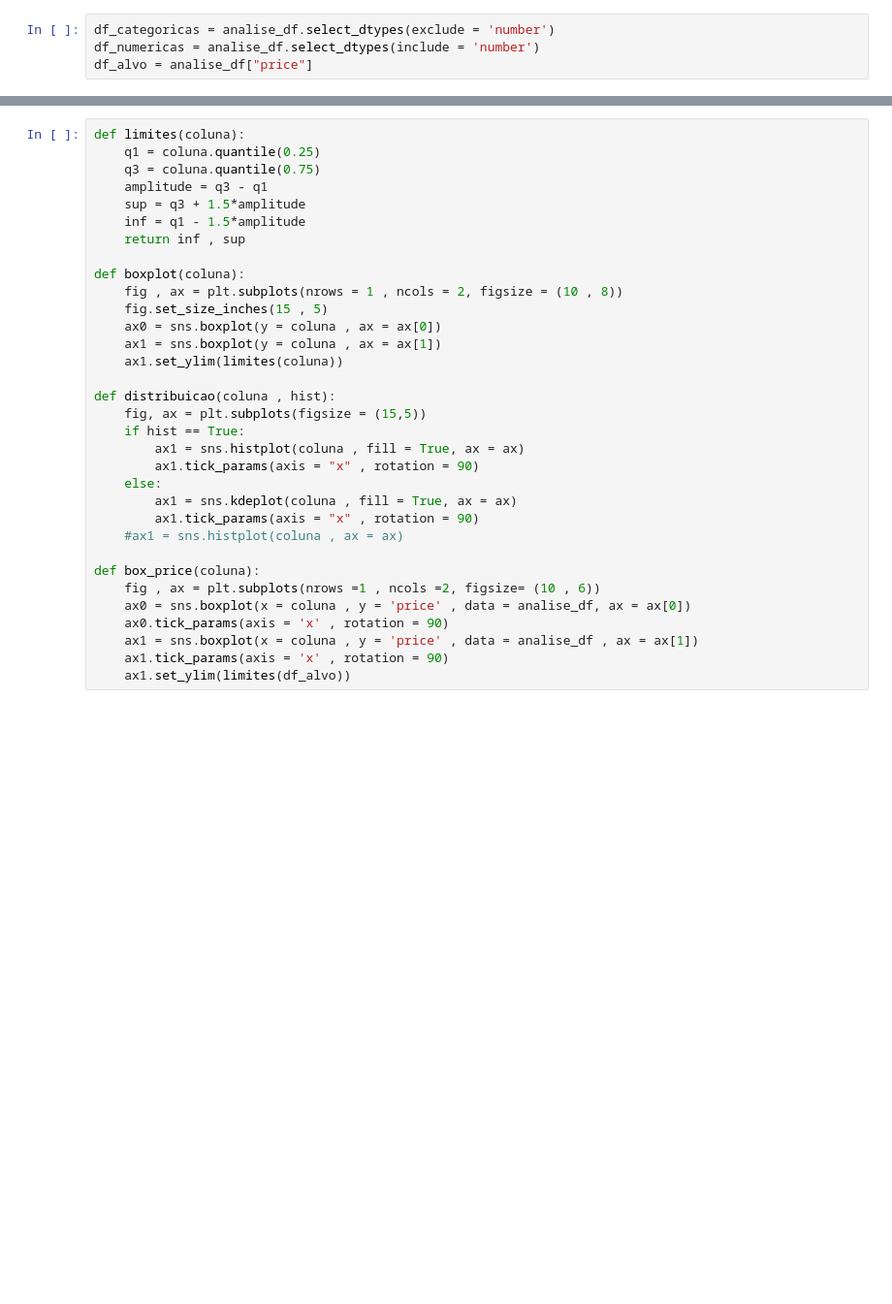
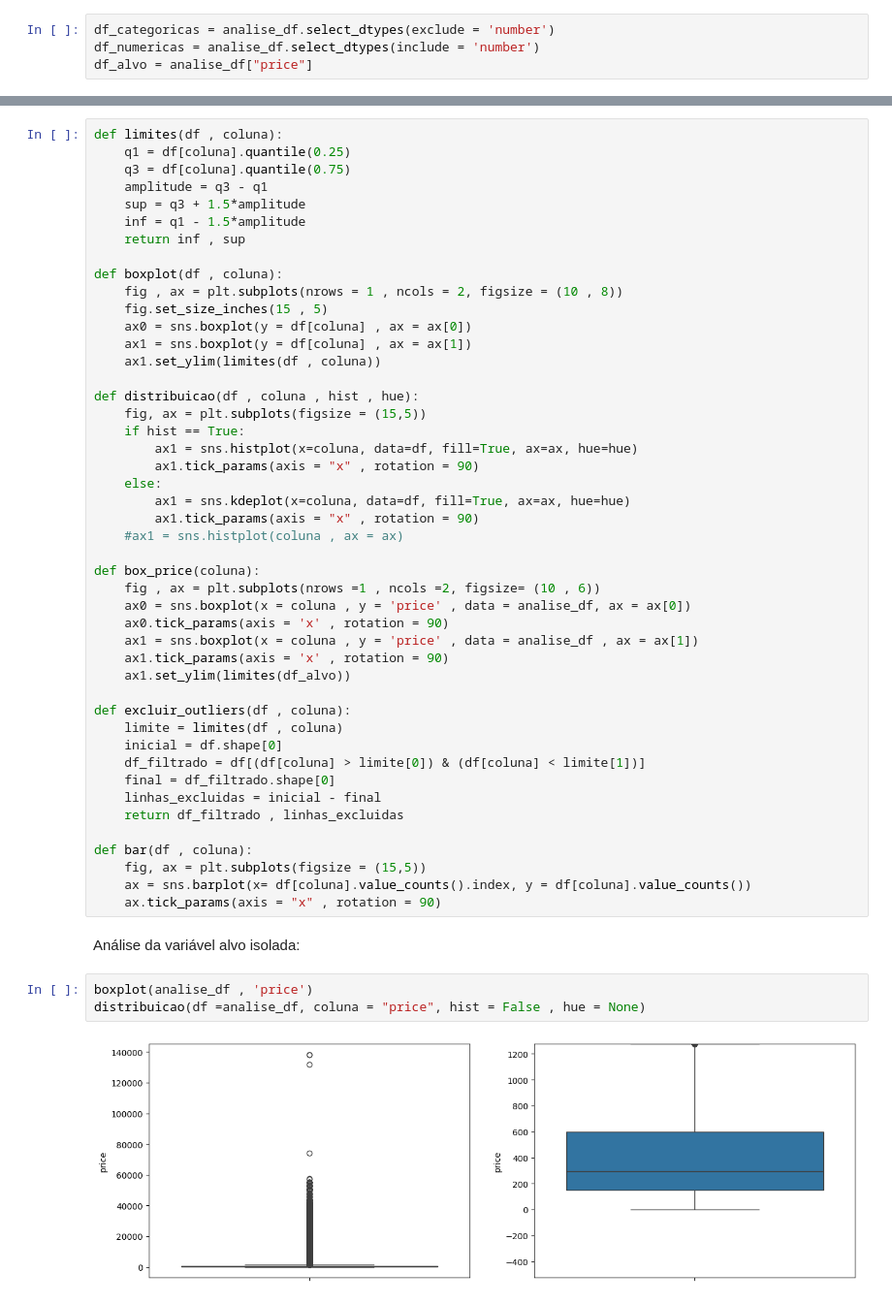
Before and after one commit to Miguel8219/Precos-Airbnb, a Jupyter notebook: main.ipynb, the cells around one changed output, grey strips where cells are left out. Shown at 97% size. Cells and saved outputs as stored; diff of their text form; blank space fills up the shorter version.

```diff
--- a/main.ipynb
+++ b/main.ipynb
@@ -596,26 +566,26 @@ df_alvo = analise_df["price"]
 # %%
-def limites(coluna):
-    q1 = coluna.quantile(0.25)
-    q3 = coluna.quantile(0.75)
+def limites(df , coluna):
+    q1 = df[coluna].quantile(0.25)
+    q3 = df[coluna].quantile(0.75)
     amplitude = q3 - q1
     sup = q3 + 1.5*amplitude
     inf = q1 - 1.5*amplitude
     return inf , sup
 
-def boxplot(coluna):
+def boxplot(df , coluna):
     fig , ax = plt.subplots(nrows = 1 , ncols = 2, figsize = (10 , 8))
     fig.set_size_inches(15 , 5)
-    ax0 = sns.boxplot(y = coluna , ax = ax[0])
-    ax1 = sns.boxplot(y = coluna , ax = ax[1])
-    ax1.set_ylim(limites(coluna))
+    ax0 = sns.boxplot(y = df[coluna] , ax = ax[0])
+    ax1 = sns.boxplot(y = df[coluna] , ax = ax[1])
+    ax1.set_ylim(limites(df , coluna))
 
-def distribuicao(coluna , hist):
+def distribuicao(df , coluna , hist , hue):
     fig, ax = plt.subplots(figsize = (15,5))
     if hist == True:
-        ax1 = sns.histplot(coluna , fill = True, ax = ax)
+        ax1 = sns.histplot(x=coluna, data=df, fill=True, ax=ax, hue=hue)
         ax1.tick_params(axis = "x" , rotation = 90)
     else:
-        ax1 = sns.kdeplot(coluna , fill = True, ax = ax)
+        ax1 = sns.kdeplot(x=coluna, data=df, fill=True, ax=ax, hue=hue)
         ax1.tick_params(axis = "x" , rotation = 90)
     #ax1 = sns.histplot(coluna , ax = ax)
 
@@ -626,3 +596,23 @@ def box_price(coluna):
     ax1 = sns.boxplot(x = coluna , y = 'price' , data = analise_df , ax = ax[1])
     ax1.tick_params(axis = 'x' , rotation = 90)
     ax1.set_ylim(limites(df_alvo))
+
+def excluir_outliers(df , coluna):
+    limite = limites(df , coluna)
+    inicial = df.shape[0]
+    df_filtrado = df[(df[coluna] > limite[0]) & (df[coluna] < limite[1])]
+    final = df_filtrado.shape[0]
+    linhas_excluidas = inicial - final
+    return df_filtrado , linhas_excluidas
+
+def bar(df , coluna):
+    fig, ax = plt.subplots(figsize = (15,5))
+    ax = sns.barplot(x= df[coluna].value_counts().index, y = df[coluna].value_counts())
+    ax.tick_params(axis = "x" , rotation = 90)
+# %% [markdown]
+Análise da variável alvo isolada:
+# %%
+boxplot(analise_df , 'price')
+distribuicao(df =analise_df, coluna = "price", hist = False , hue = None)
+# %% [output]
+[figure, added]
```
Also changed, not shown: parts of 100 cells of this notebook.
